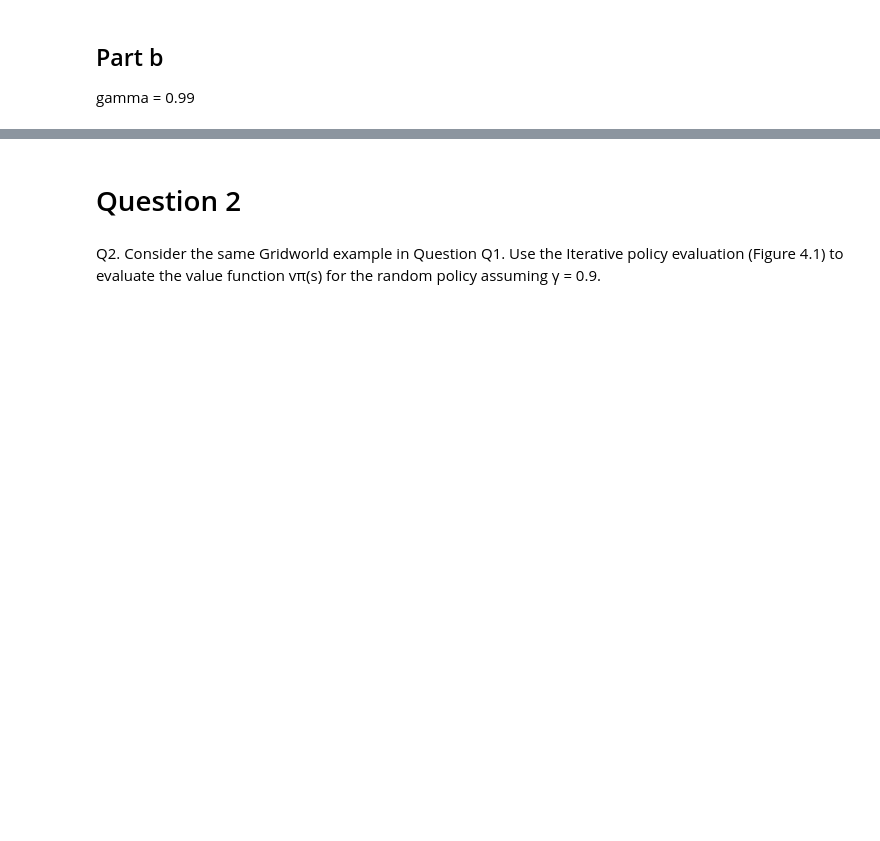
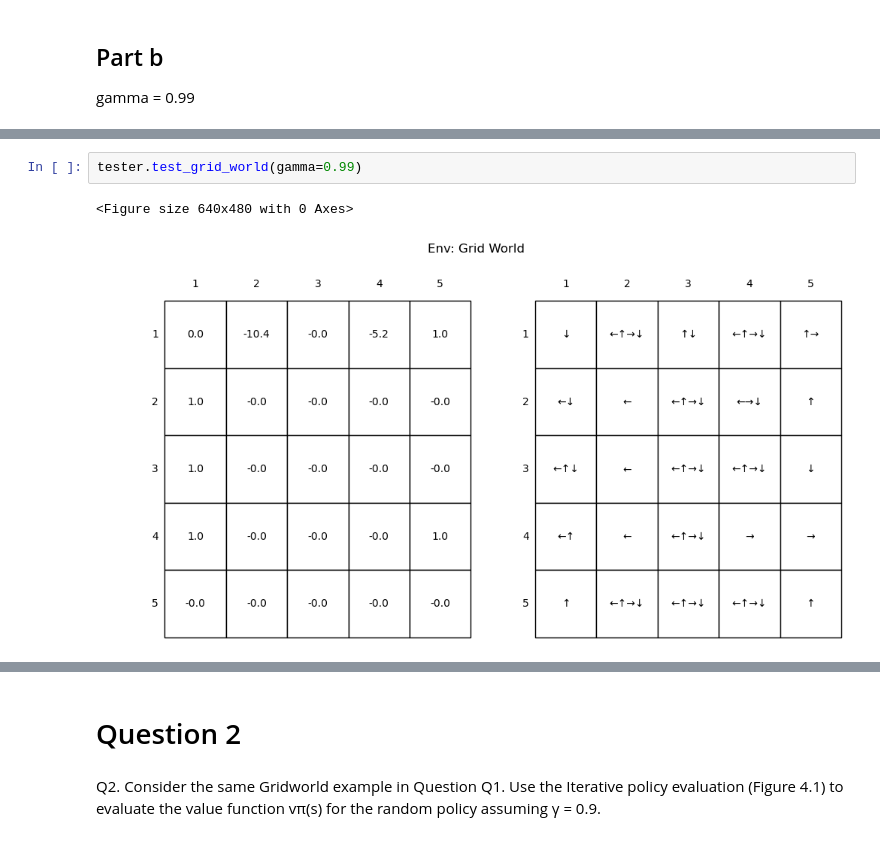
Before and after one commit to ArianaVillegas/ECE495-595, a Jupyter notebook: hw3.ipynb, the cells around one changed output, grey strips where cells are left out. Drawn from its saved outputs; the diff is of its cells as text; blank space fills up the shorter version.

```diff
--- a/hw3.ipynb
+++ b/hw3.ipynb
@@ -171,0 +57,5 @@ gridworld_iterations()
+# %%
+tester.test_grid_world(gamma=0.99)
+# %% [output]
+<Figure size 640x480 with 0 Axes>
+[figure, added]
```
Also changed, not shown: parts of 10 cells of this notebook, 5 other files.
